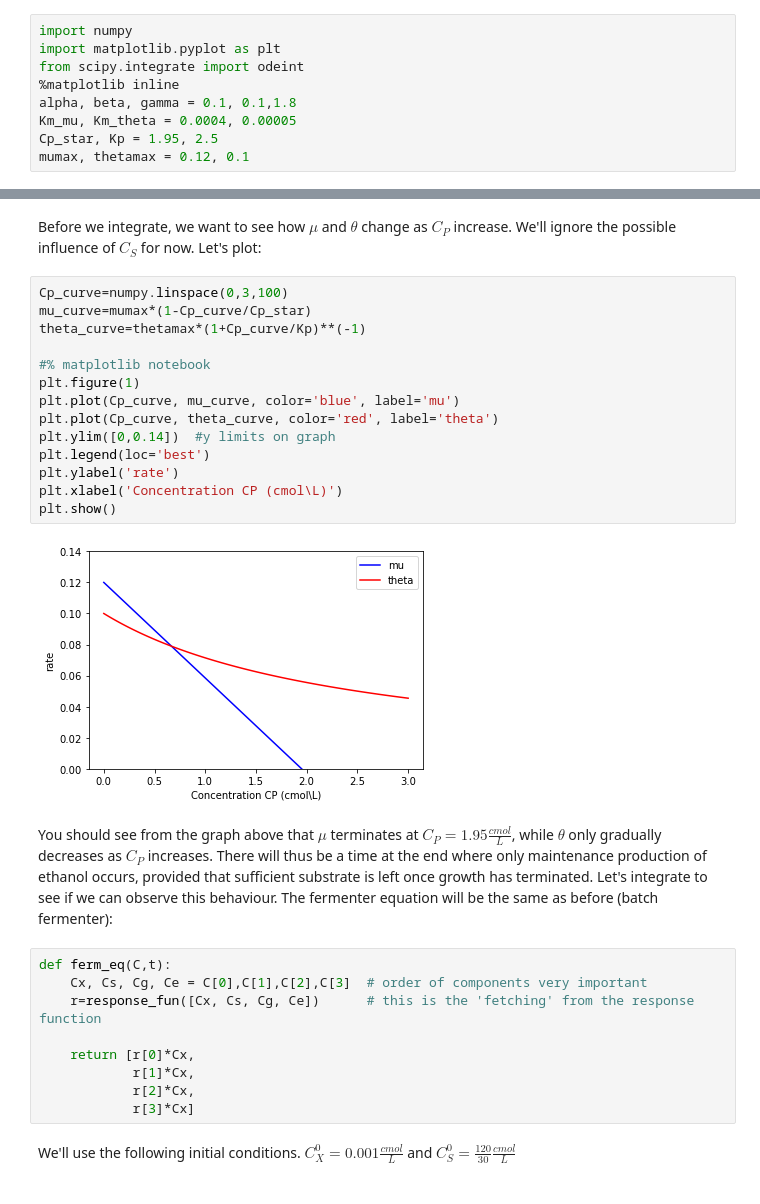
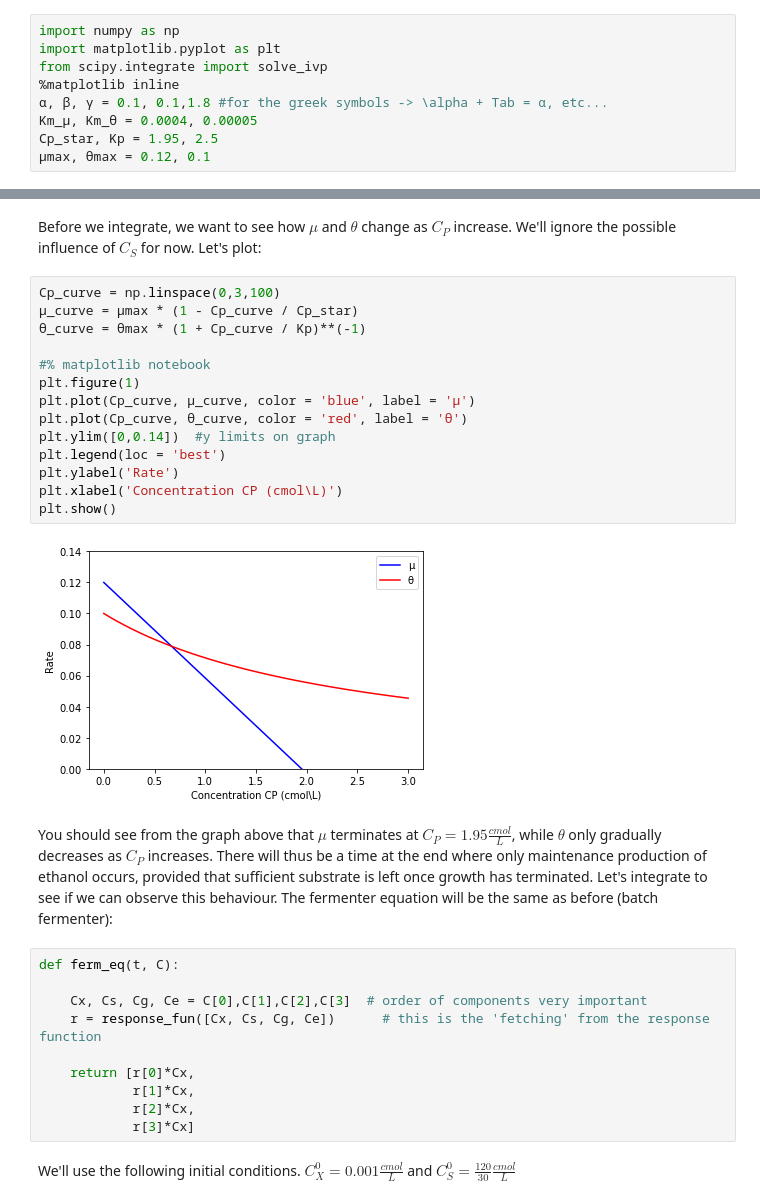
Before and after one commit to willienicol/Biochemical-engineering-notes, a Jupyter notebook: 6 Modeling stoichiometry variations/Example on growth and maintenance variation.ipynb, the cells around one changed output, grey strips where cells are left out. Drawn from its saved outputs; the diff is of its cells as text.

```diff
--- a/6 Modeling stoichiometry variations/Example on growth and maintenance variation.ipynb
+++ b/6 Modeling stoichiometry variations/Example on growth and maintenance variation.ipynb
@@ -32,14 +32,14 @@ $C_P$ refers to the ethanol concentration since glycerol has no inhibitory effec
 
 We'll start by defining the parameters:
 # %%
-import numpy
+import numpy as np
 import matplotlib.pyplot as plt
-from scipy.integrate import odeint
+from scipy.integrate import solve_ivp
 %matplotlib inline
-alpha, beta, gamma = 0.1, 0.1,1.8
-Km_mu, Km_theta = 0.0004, 0.00005
+α, β, γ = 0.1, 0.1,1.8 #for the greek symbols -> \alpha + Tab = α, etc...
+Km_μ, Km_θ = 0.0004, 0.00005
 Cp_star, Kp = 1.95, 2.5
-mumax, thetamax = 0.12, 0.1
+μmax, θmax = 0.12, 0.1
 # %% [markdown]
 The response function (or rate function) will now be altered to include the $\mu$ and $\theta$ functions. We'll only use the function for $\mu$ up to the point where a zero value is obtained:
 # %%
@@ -116,27 +116,28 @@ Significantly higher yield! What was the contribution of maintenance and growth
 # %% [markdown]
 Before we integrate, we want to see how $\mu$ and $\theta$ change as $C_P$ increase. We'll ignore the possible influence of $C_S$ for now. Let's plot:
 # %%
-Cp_curve=numpy.linspace(0,3,100)
-mu_curve=mumax*(1-Cp_curve/Cp_star)
-theta_curve=thetamax*(1+Cp_curve/Kp)**(-1)
+Cp_curve = np.linspace(0,3,100)
+μ_curve = μmax * (1 - Cp_curve / Cp_star)
+θ_curve = θmax * (1 + Cp_curve / Kp)**(-1)
 
 #% matplotlib notebook
 plt.figure(1)
-plt.plot(Cp_curve, mu_curve, color='blue', label='mu')
-plt.plot(Cp_curve, theta_curve, color='red', label='theta')
+plt.plot(Cp_curve, μ_curve, color = 'blue', label = 'μ')
+plt.plot(Cp_curve, θ_curve, color = 'red', label = 'θ')
 plt.ylim([0,0.14])  #y limits on graph
-plt.legend(loc='best')
-plt.ylabel('rate')
+plt.legend(loc = 'best')
+plt.ylabel('Rate')
 plt.xlabel('Concentration CP (cmol\L)')
 plt.show()
 # %% [output]
-[figure, old version]
+[figure, new version]
 # %% [markdown]
 You should see from the graph above that $\mu$ terminates at $C_P=1.95 \frac{cmol}{L}$, while $\theta$ only gradually decreases as $C_P$ increases. There will thus be a time at the end where only maintenance production of ethanol occurs, provided that sufficient substrate is left once growth has terminated. Let's integrate to see if we can observe this behaviour. The fermenter equation will be the same as before (batch fermenter):
 # %%
-def ferm_eq(C,t):
+def ferm_eq(t, C):
+
     Cx, Cs, Cg, Ce = C[0],C[1],C[2],C[3]  # order of components very important
-    r=response_fun([Cx, Cs, Cg, Ce])      # this is the 'fetching' from the response function
+    r = response_fun([Cx, Cs, Cg, Ce])      # this is the 'fetching' from the response function
 
     return [r[0]*Cx,
             r[1]*Cx,
```
Also changed, not shown: parts of 11 cells of this notebook, 3 other files.
